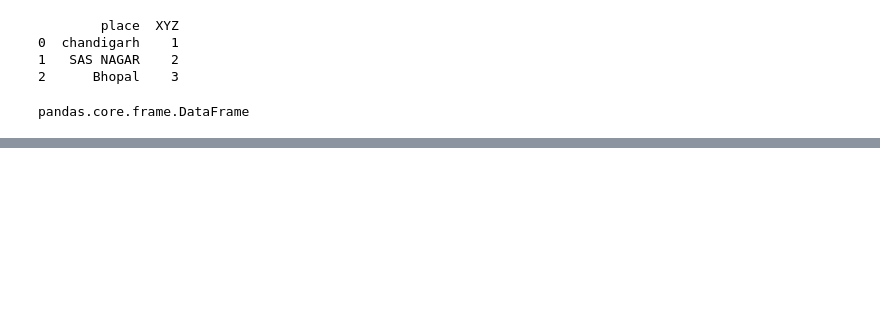
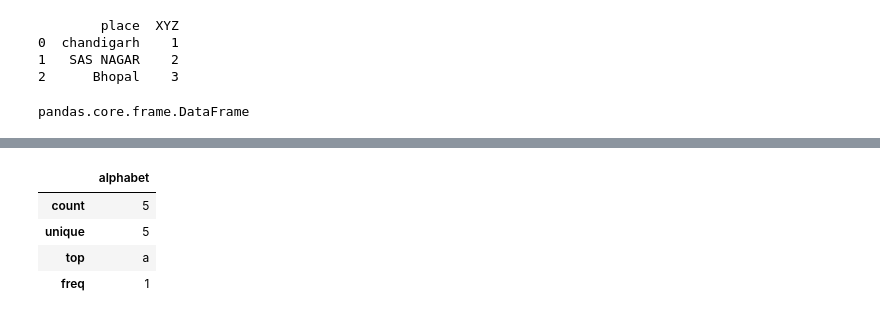
Before and after one commit to harsh-raj1995/coding-practice, a Jupyter notebook: 19_july_.ipynb, the cells around one changed output, grey strips where cells are left out. Saved outputs shown, nothing was run; the diff lists cells and outputs as text; code cells hidden in the pictures; blank space fills up the shorter version.

```diff
--- a/19_july_.ipynb
+++ b/19_july_.ipynb
@@ -18,0 +40,8 @@ data=pd.read_csv('/content/Iris.csv')
+# %%
+data2.describe()
+# %% [output]
+|  | alphabet |
+| count | 5 |
+| unique | 5 |
+| top | a |
+| freq | 1 |
```
Also changed, not shown: parts of 5 cells of this notebook.
